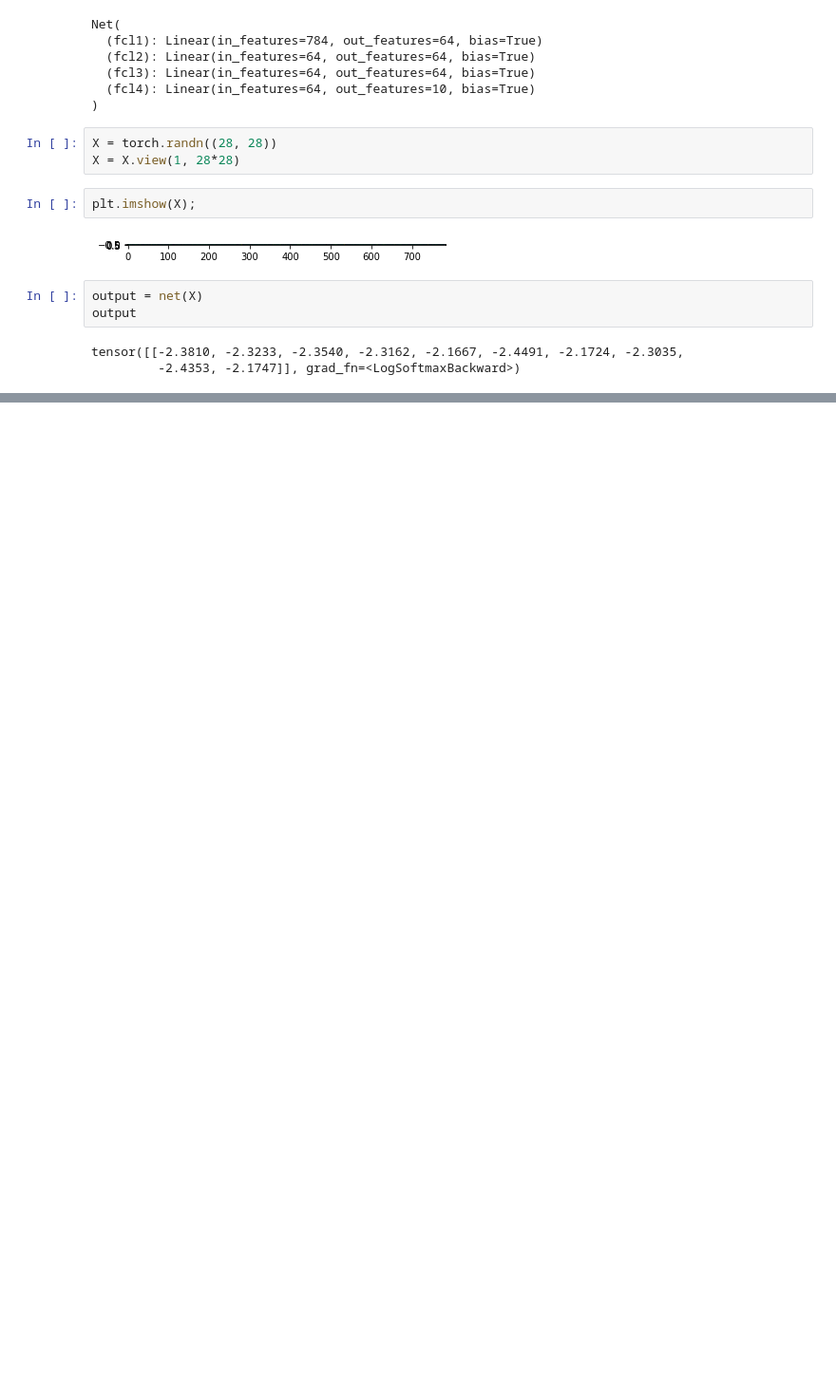
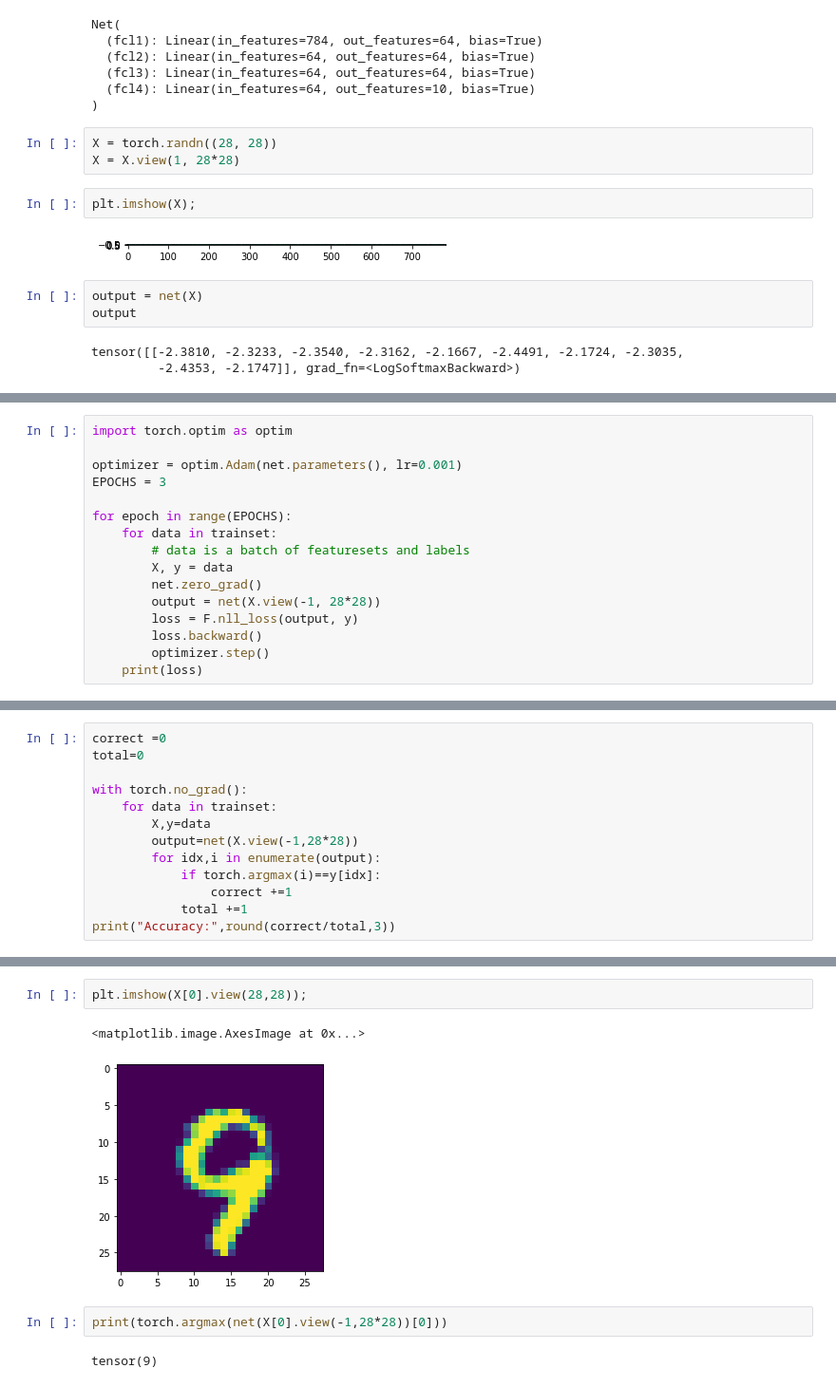
Before and after one commit to gmshashank/Pytorch, a Jupyter notebook: Pytorch_Basics.ipynb, the cells around one changed output, grey strips where cells are left out. Shown at 95% size. Cells and saved outputs as stored; diff of their text form; blank space fills up the shorter version.

```diff
--- a/Pytorch_Basics.ipynb
+++ b/Pytorch_Basics.ipynb
@@ -277,0 +280,16 @@ tensor([[-2.3810, -2.3233, -2.3540, -2.3162, -2.1667, -2.4491, -2.1724, -2.3035,
+# %%
+import torch.optim as optim
+
+optimizer = optim.Adam(net.parameters(), lr=0.001)
+EPOCHS = 3
+
+for epoch in range(EPOCHS):
+    for data in trainset:
+        # data is a batch of featuresets and labels
+        X, y = data
+        net.zero_grad()
+        output = net(X.view(-1, 28*28))
+        loss = F.nll_loss(output, y)
+        loss.backward()
+        optimizer.step()
+    print(loss)
@@ -277,0 +300,13 @@ tensor([[-2.3810, -2.3233, -2.3540, -2.3162, -2.1667, -2.4491, -2.1724, -2.3035,
+# %%
+correct =0
+total=0
+
+with torch.no_grad():
+    for data in trainset:
+        X,y=data
+        output=net(X.view(-1,28*28))
+        for idx,i in enumerate(output):
+            if torch.argmax(i)==y[idx]:
+                correct +=1
+            total +=1
+print("Accuracy:",round(correct/total,3))
@@ -277,0 +335,9 @@ tensor([[-2.3810, -2.3233, -2.3540, -2.3162, -2.1667, -2.4491, -2.1724, -2.3035,
+# %%
+plt.imshow(X[0].view(28,28));
+# %% [output]
+<matplotlib.image.AxesImage at 0x...>
+[figure, added]
+# %%
+print(torch.argmax(net(X[0].view(-1,28*28))[0]))
+# %% [output]
+tensor(9)
```
Also changed, not shown: parts of 6 cells of this notebook.
